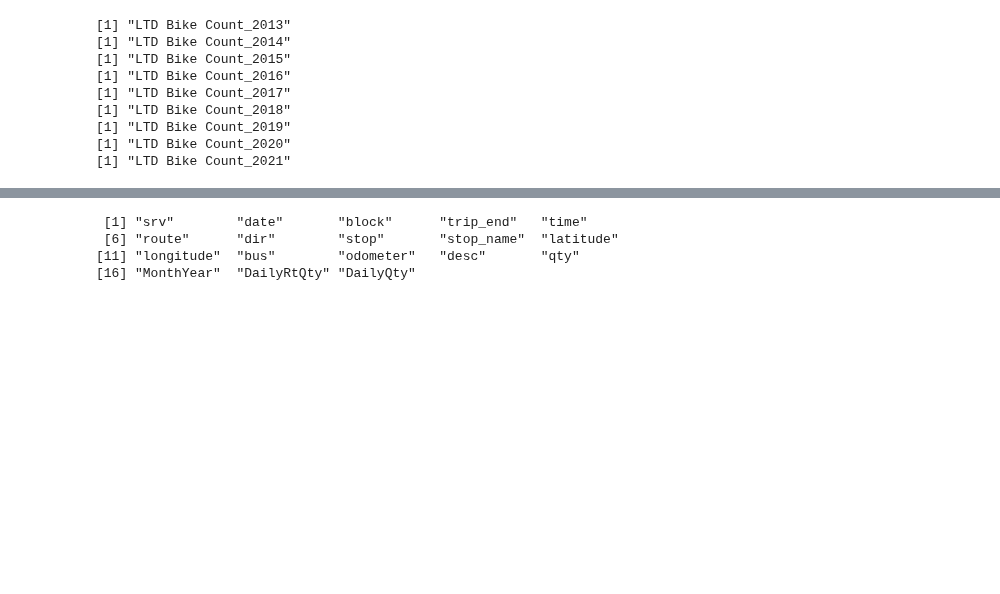
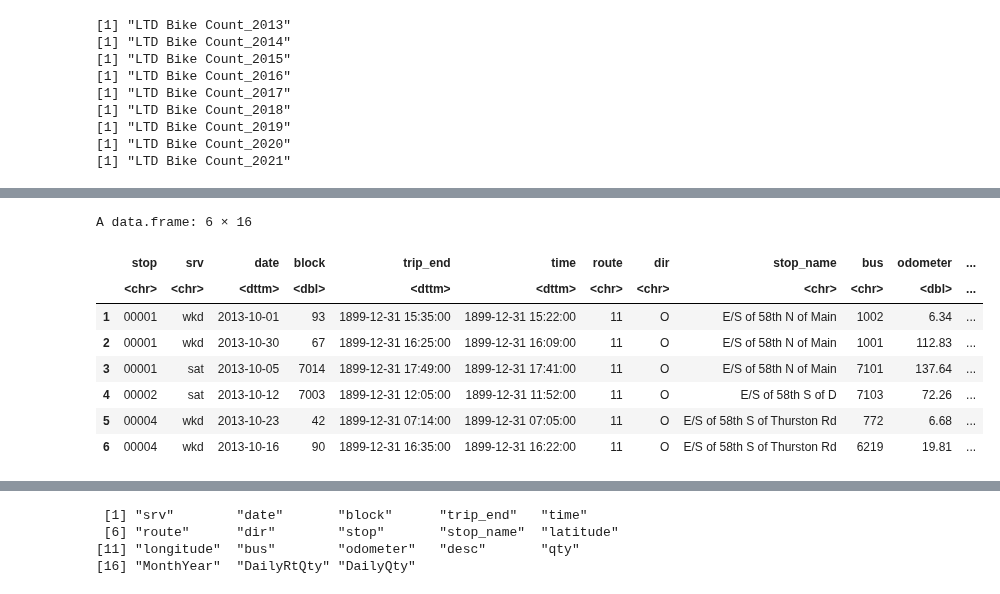
Before and after one commit to dongmeic/BikeCounting, a Jupyter notebook: BikeCounts/Explore_Bikes_On_Buses.ipynb, the cells around one changed output, grey strips where cells are left out. Saved outputs shown, nothing was run; the diff lists cells and outputs as text; code cells hidden in the pictures; blank space fills up the shorter version.

```diff
--- a/BikeCounts/Explore_Bikes_On_Buses.ipynb
+++ b/BikeCounts/Explore_Bikes_On_Buses.ipynb
@@ -139,0 +158,4 @@ write.csv(data, paste0('T:/Tableau/tableauBikesOnBuses/Datasources/MonthlyBikesO
+# %%
+ndf <- readSheet(path = "T:/Data/LTD Data/BoardingSince2011/",
+                            fileName = paste0("October 2013.xlsx"),
+                            sheetName = "bike counts")
@@ -139,0 +185,12 @@ write.csv(data, paste0('T:/Tableau/tableauBikesOnBuses/Datasources/MonthlyBikesO
+# %%
+head(ndf)
+# %% [output]
+A data.frame: 6 × 16
+|  | stop | srv | date | block | trip_end | time | route | dir | stop_name | bus | odometer | ... |
+|  | <chr> | <chr> | <dttm> | <dbl> | <dttm> | <dttm> | <chr> | <chr> | <chr> | <chr> | <dbl> | ... |
+| 1 | 00001 | wkd | 2013-10-01 | 93 | 1899-12-31 15:35:00 | 1899-12-31 15:22:00 | 11 | O | E/S of 58th N of Main | 1002 | 6.34 | ... |
+| 2 | 00001 | wkd | 2013-10-30 | 67 | 1899-12-31 16:25:00 | 1899-12-31 16:09:00 | 11 | O | E/S of 58th N of Main | 1001 | 112.83 | ... |
+| 3 | 00001 | sat | 2013-10-05 | 7014 | 1899-12-31 17:49:00 | 1899-12-31 17:41:00 | 11 | O | E/S of 58th N of Main | 7101 | 137.64 | ... |
+| 4 | 00002 | sat | 2013-10-12 | 7003 | 1899-12-31 12:05:00 | 1899-12-31 11:52:00 | 11 | O | E/S of 58th S of D | 7103 | 72.26 | ... |
+| 5 | 00004 | wkd | 2013-10-23 | 42 | 1899-12-31 07:14:00 | 1899-12-31 07:05:00 | 11 | O | E/S of 58th S of Thurston Rd | 772 | 6.68 | ... |
+| 6 | 00004 | wkd | 2013-10-16 | 90 | 1899-12-31 16:35:00 | 1899-12-31 16:22:00 | 11 | O | E/S of 58th S of Thurston Rd | 6219 | 19.81 | ... |
```
Also changed, not shown: parts of 46 cells of this notebook, 1 other file.
